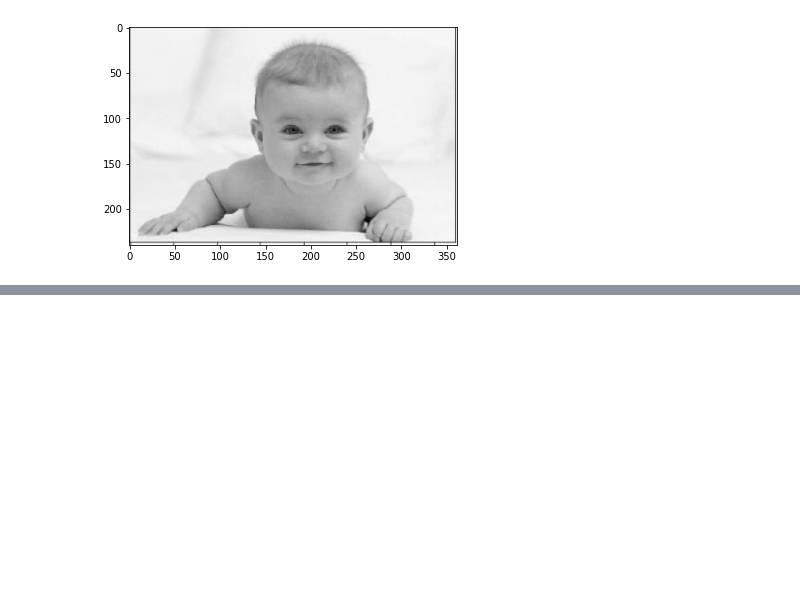
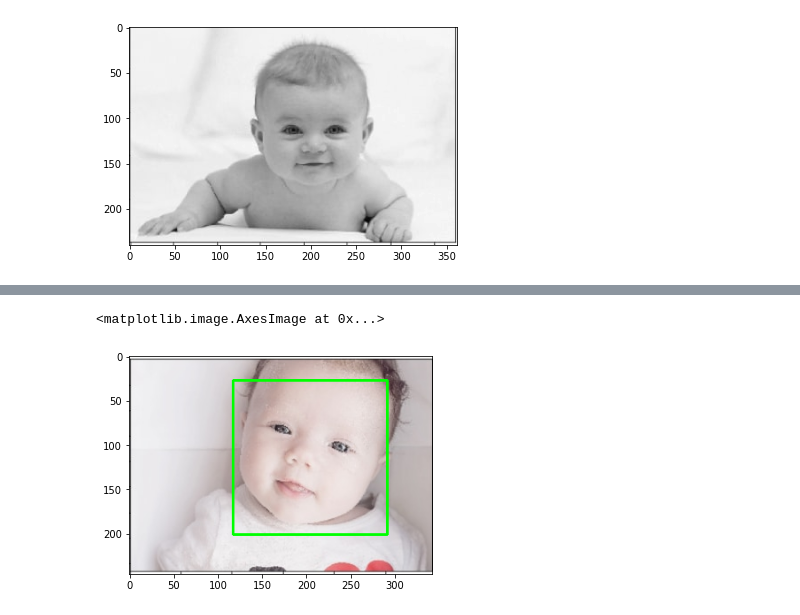
Before and after one commit to okellodaniel/FaceDetector, a Jupyter notebook: facedetect.ipynb, the cells around one changed output, grey strips where cells are left out. Cells and saved outputs as stored; diff of their text form; code cells hidden in the pictures; blank space fills up the shorter version.

```diff
--- a/facedetect.ipynb
+++ b/facedetect.ipynb
@@ -28,0 +66,22 @@ def convertToRGB(image):
+# %%
+'''Face-Detection with Generalised Function
+===============================================
+'''
+
+def detect_faces(cascade,test_img,scalefactor=1.1):
+    # Create Image copy to prevent any changes to Original One
+    img_copy = test_img.copy()
+
+    '''Convert test Image to grayscale as OpenCv facedetect
+        expects gray images
+    '''
+    gray_img = cv2.cvtColor(img_copy, cv2.COLOR_BGR2GRAY)
+
+    # Appy haar classifier
+
+    faces_rect = cascade.detectMultiScale(gray_img,scaleFactor=scalefactor,minNeighbors=5)
+
+    for(x,y,w,h) in faces_rect:
+        cv2.rectangle(img_copy,(x,y),(x+w,y+h),(0,255,0),2)
+
+    return img_copy
@@ -28,0 +105,11 @@ def convertToRGB(image):
+# %%
+# Call Function to detect faces
+
+faces = detect_faces(haarCascadeFace,test_img2)
+
+# Covert RGB and Display Image
+
+plt.imshow(cv2.cvtColor(faces, cv2.COLOR_BGR2RGB))
+# %% [output]
+<matplotlib.image.AxesImage at 0x...>
+[figure, added]
```
Also changed, not shown: parts of 6 cells of this notebook, 1 other file.
